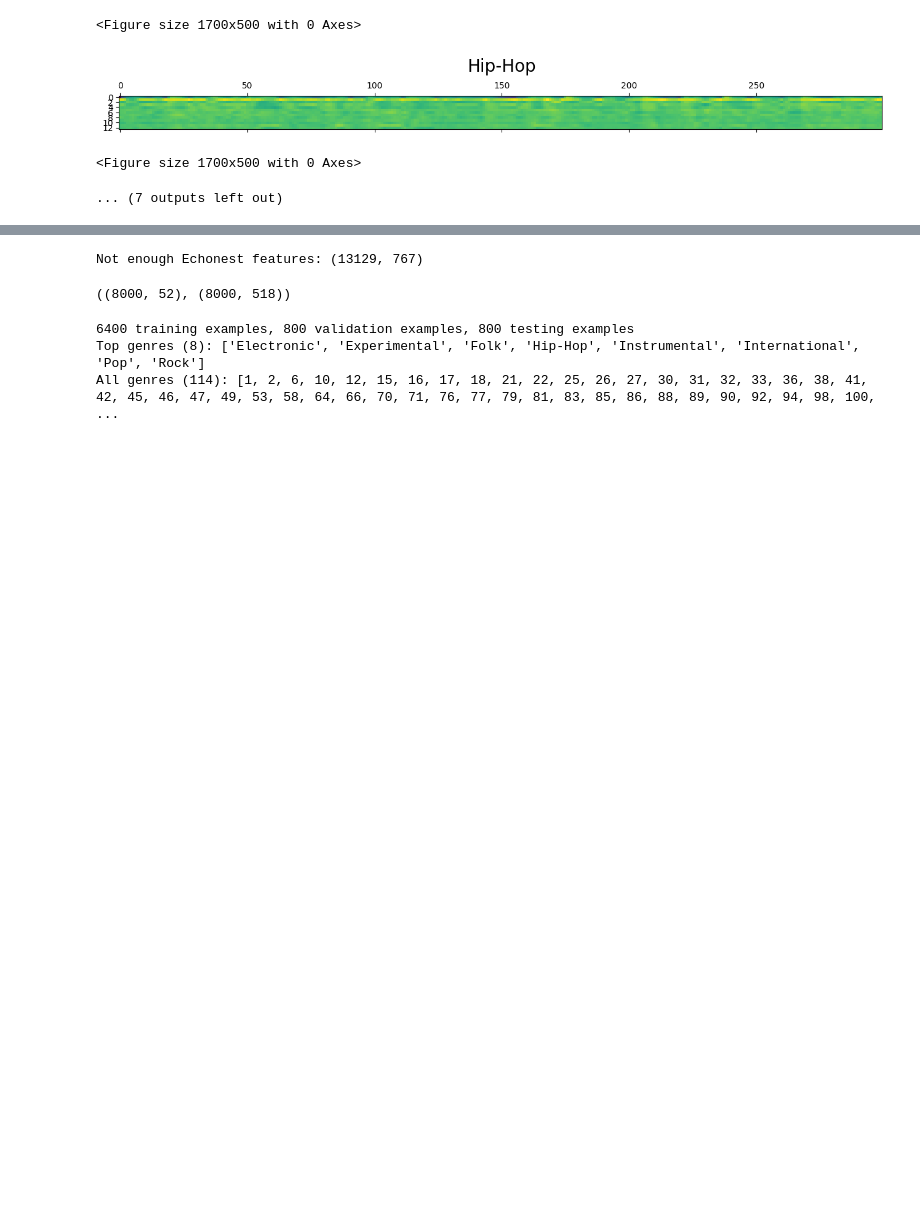
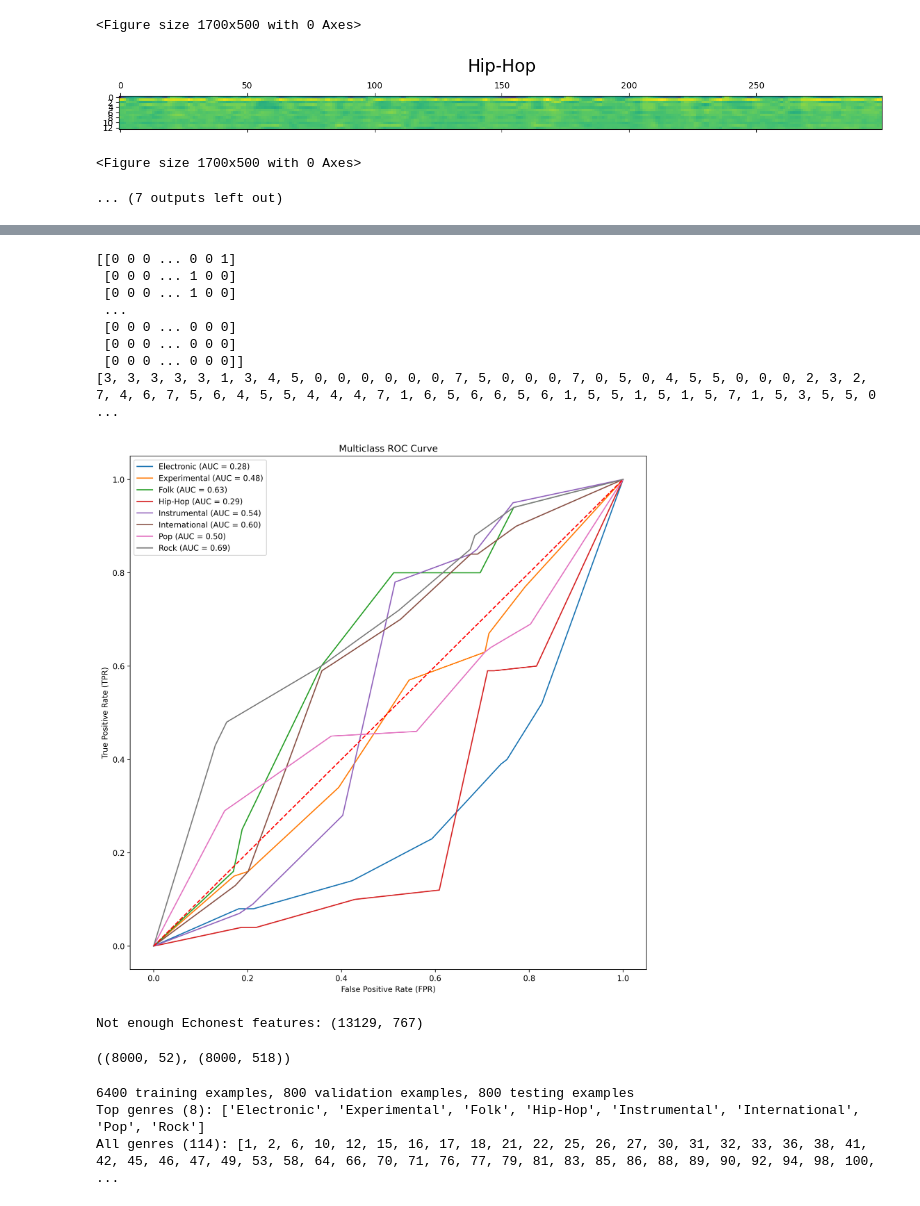
Before and after one commit to ruoyi-qiao/MusicGenreClassification, a Jupyter notebook: traditional_method/hidden_markov_model/data_analysis.ipynb, the cells around one changed output, grey strips where cells are left out. Saved outputs shown, nothing was run; the diff lists cells and outputs as text; code cells hidden in the pictures; blank space fills up the shorter version.

```diff
--- a/traditional_method/hidden_markov_model/data_analysis.ipynb
+++ b/traditional_method/hidden_markov_model/data_analysis.ipynb
@@ -400,3 +522,53 @@ Normalized confusion matrix
+# %%
+# plot auc and roc
+from sklearn.metrics import roc_curve, auc
+from sklearn.preprocessing import label_binarize
+
+fpr = dict()
+tpr = dict()
+roc_auc = dict()
+
+label_mapping = {'Electronic': 0, 'Experimental': 1, 'Folk': 2, 'Hip-Hop': 3,
+                 'Instrumental': 4, 'International': 5, 'Pop': 6, 'Rock': 7}
+
+y_test_numeric = np.array([label_mapping[label] for label in y_test])
+y_test_binary = label_binarize(y_test_numeric, classes=list(label_mapping.values()))
+
+
+y_pred_proba = [label_mapping[label] for label in best_pred]
+
+print(y_test_binary)
+print(y_pred_proba)
+
+for i in range(len(label_mapping)):
+    fpr[i], tpr[i], _ = roc_curve(y_test_binary[:, i], y_pred_proba)
+    roc_auc[i] = auc(fpr[i], tpr[i])
+
+
+
+
+
+plt.figure(figsize=(12, 12), dpi=300)
+for label in label_mapping:
+    plt.plot(fpr[label_mapping[label]], tpr[label_mapping[label]],
+             label=f'{label} (AUC = {roc_auc[label_mapping[label]]:.2f})')
+
+plt.plot([0, 1], [0, 1], color='red', linestyle='--')
+plt.xlabel('False Positive Rate (FPR)')
+plt.ylabel('True Positive Rate (TPR)')
+plt.title('Multiclass ROC Curve')
+plt.legend()
+plt.show()
+# %% [output]
+[[0 0 0 ... 0 0 1]
+ [0 0 0 ... 1 0 0]
+ [0 0 0 ... 1 0 0]
+ ...
+ [0 0 0 ... 0 0 0]
+ [0 0 0 ... 0 0 0]
+ [0 0 0 ... 0 0 0]]
+[3, 3, 3, 3, 3, 1, 3, 4, 5, 0, 0, 0, 0, 0, 0, 7, 5, 0, 0, 0, 7, 0, 5, 0, 4, 5, 5, 0, 0, 0, 2, 3, 2, 7, 4, 6, 7, 5, 6, 4, 5, 5, 4, 4, 4, 7, 1, 6, 5, 6, 6, 5, 6, 1, 5, 5, 1, 5, 1, 5, 7, 1, 5, 3, 5, 5, 0 ...
+[figure, added]
 # %%
 subset = tracks.index[tracks['set', 'subset'] <= 'small']
 assert subset.isin(tracks.index).all()
```
Also changed, not shown: parts of 10 cells of this notebook, 6 other files.
